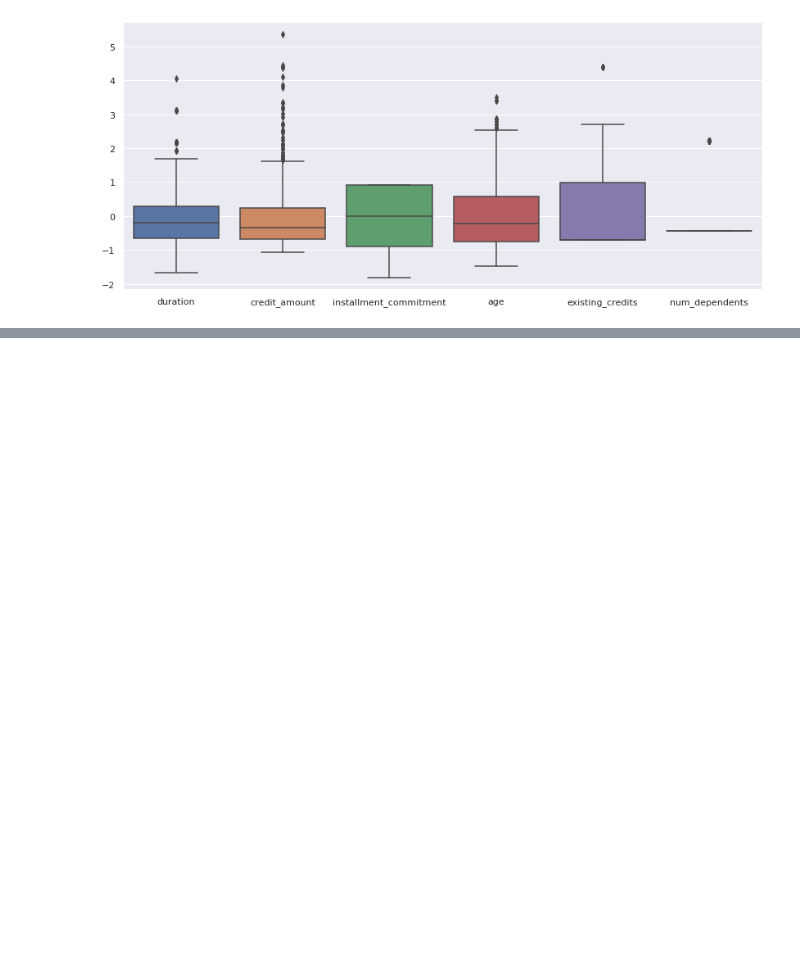
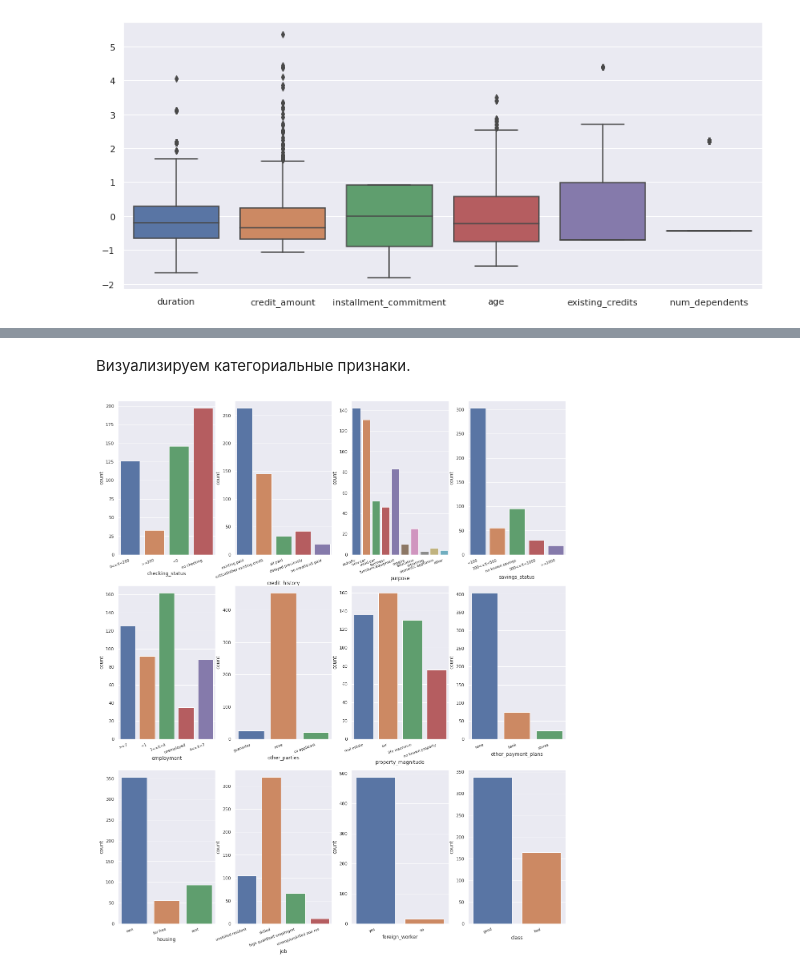
Before and after one commit to elmanelman/data-mining-class, a Jupyter notebook: lab1_task.ipynb, the cells around one changed output, grey strips where cells are left out. Drawn from its saved outputs; the diff is of its cells as text; code cells hidden in the pictures; blank space fills up the shorter version.

```diff
--- a/lab1_task.ipynb
+++ b/lab1_task.ipynb
@@ -137,0 +140,5 @@ NameError: name 'credit_df' is not defined
+# %%
+credit_df.loc[:, "employment"] = credit_df["employment"].replace("0", np.NaN)
+credit_df.loc[:, "duration"] = credit_df["duration"].replace(-1, np.NaN)
+
+credit_df.isnull().sum()
@@ -137,0 +167,5 @@ NameError: name 'credit_df' is not defined
+# %%
+credit_df['duration'].fillna(credit_df['duration'].mean(), inplace = True)
+credit_df['employment'].fillna('unemployed', inplace = True)
+
+credit_df.isnull().sum()
@@ -137,0 +192,28 @@ NameError: name 'credit_df' is not defined
+# %% [markdown]
+Визуализируем категориальные признаки.
+# %%
+categorical_cols = [
+    "checking_status",
+    "credit_history",
+    "purpose",
+    "savings_status",
+    "employment",
+    "other_parties",
+    "property_magnitude",
+    "other_payment_plans",
+    "housing",
+    "job",
+    "foreign_worker",
+    "class",
+]
+
+fig_rows = 3
+fig_cols = len(categorical_cols) // fig_rows
+
+fig, ax = plt.subplots(fig_rows, fig_cols, figsize=(20, 24))
+for i in range(fig_rows):
+    for j in range(fig_cols):
+        cur_ax = sns.countplot(x=categorical_cols[fig_cols * i + j], data=credit_df, ax=ax[i][j])
+        cur_ax.set_xticklabels(cur_ax.get_xticklabels(), fontsize=9, rotation=20, ha="right")
+# %% [output]
+[figure, added]
```
Also changed, not shown: parts of 15 cells of this notebook.
